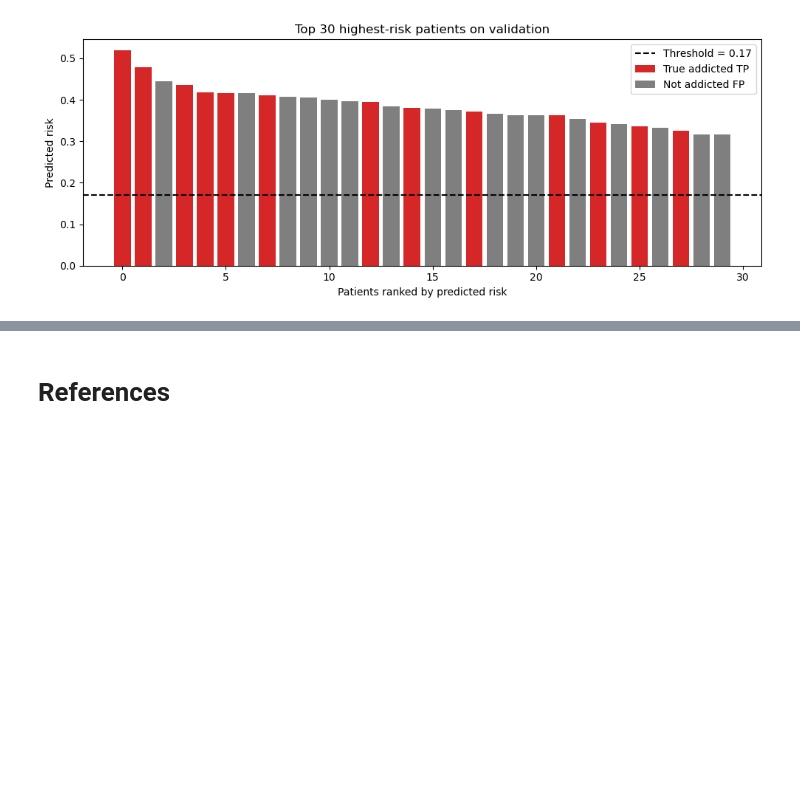
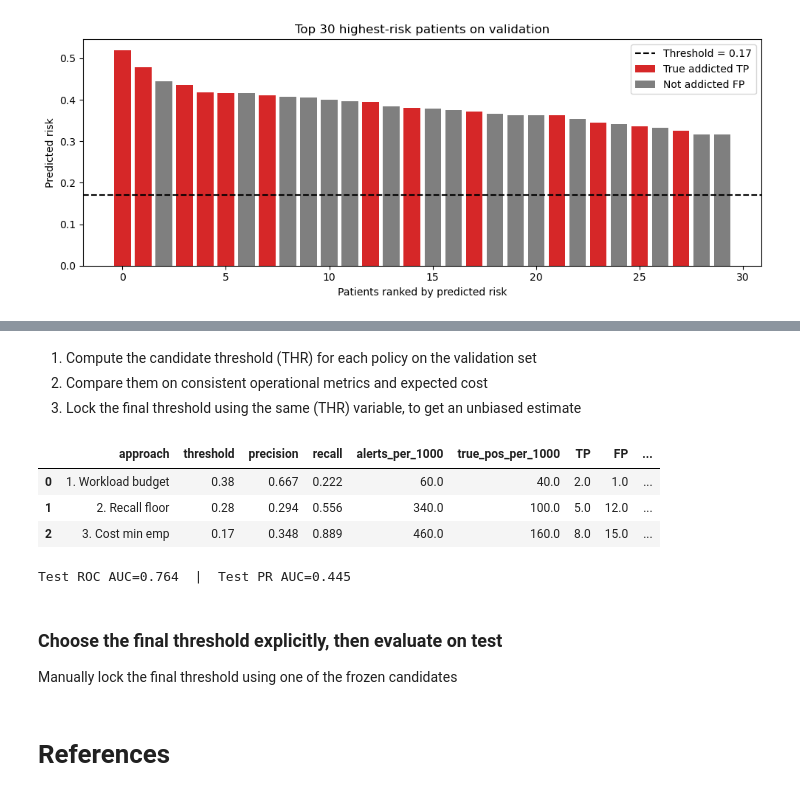
Before and after one commit to apayne185/RAI_opioid_risk_prevention, a Jupyter notebook: ML4HL_OD_RAI_toolbox.ipynb, the cells around one changed output, grey strips where cells are left out. Cells and saved outputs as stored; diff of their text form; code cells hidden in the pictures; blank space fills up the shorter version.

```diff
--- a/ML4HL_OD_RAI_toolbox.ipynb
+++ b/ML4HL_OD_RAI_toolbox.ipynb
@@ -859,0 +902,59 @@ Visualizing performance at the empirical cost-based threshold of 0.170:
+# %% [markdown]
+1. Compute the candidate threshold (THR) for each policy on the validation set
+2. Compare them on consistent operational metrics and expected cost
+3. Lock the final threshold using the same (THR) variable, to get an unbiased estimate
+# %%
+# Thresholds are derived on validation, comparison is on test
+
+# Scores
+y_score_val = positive_scores(calibrated_clf, X_val)
+y_score_test = positive_scores(calibrated_clf, X_test)
+
+# Derive thresholds on validation only, for the three methods
+res_rec  = pick_threshold_recall_floor(y_val, y_score_val, recall_floor=RECALL_FLOOR)
+thr_rec  = float(res_rec["threshold"])
+
+res_work = pick_threshold_workload(y_val, y_score_val, alerts_per_1000_max=ALERTS_BUDGET)
+thr_work = float(res_work["threshold"])
+
+res_cost = pick_threshold_cost(y_val, y_score_val, C_FP=C_FP, C_FN=C_FN)
+thr_cost_emp = float(res_cost["threshold_empirical"])
+
+# Compare policies on the unseen test set using the frozen (validation) thresholds
+rows = []
+for approach, thr in [
+    ("1. Workload budget", thr_work),
+    ("2. Recall floor",    thr_rec),
+    ("3. Cost min emp",    thr_cost_emp),
+]:
+    s = summary_at_threshold(y_test, y_score_test, thr).iloc[0].to_dict()
+    s.update({
+        "approach": approach,
+        "expected_cost": float(C_FP * s["FP"] + C_FN * s["FN"]),
+    })
+    rows.append(s)
+
+test_compare = (
+    pd.DataFrame(rows)[
+        ["approach", "threshold", "precision", "recall",
+         "alerts_per_1000", "true_pos_per_1000", "TP", "FP", "FN", "expected_cost"]
+    ]
+    .sort_values("approach")
+    .reset_index(drop=True)
+)
+
+display(test_compare.round(3))
+
+# Also report threshold-independent curve metrics on test for context
+test_roc_auc = float(roc_auc_score(y_test, y_score_test))
+test_pr_auc  = float(average_precision_score(y_test, y_score_test))
+print(f"Test ROC AUC={test_roc_auc:.3f}  |  Test PR AUC={test_pr_auc:.3f}")
+# %% [output]
+|  | approach | threshold | precision | recall | alerts_per_1000 | true_pos_per_1000 | TP | FP | ... |
+| 0 | 1. Workload budget | 0.38 | 0.667 | 0.222 | 60.0 | 40.0 | 2.0 | 1.0 | ... |
+| 1 | 2. Recall floor | 0.28 | 0.294 | 0.556 | 340.0 | 100.0 | 5.0 | 12.0 | ... |
+| 2 | 3. Cost min emp | 0.17 | 0.348 | 0.889 | 460.0 | 160.0 | 8.0 | 15.0 | ... |
+Test ROC AUC=0.764  |  Test PR AUC=0.445
+# %% [markdown]
+### Choose the final threshold explicitly, then evaluate on test
+Manually lock the final threshold using one of the frozen candidates
```
Also changed, not shown: parts of 18 cells of this notebook.
